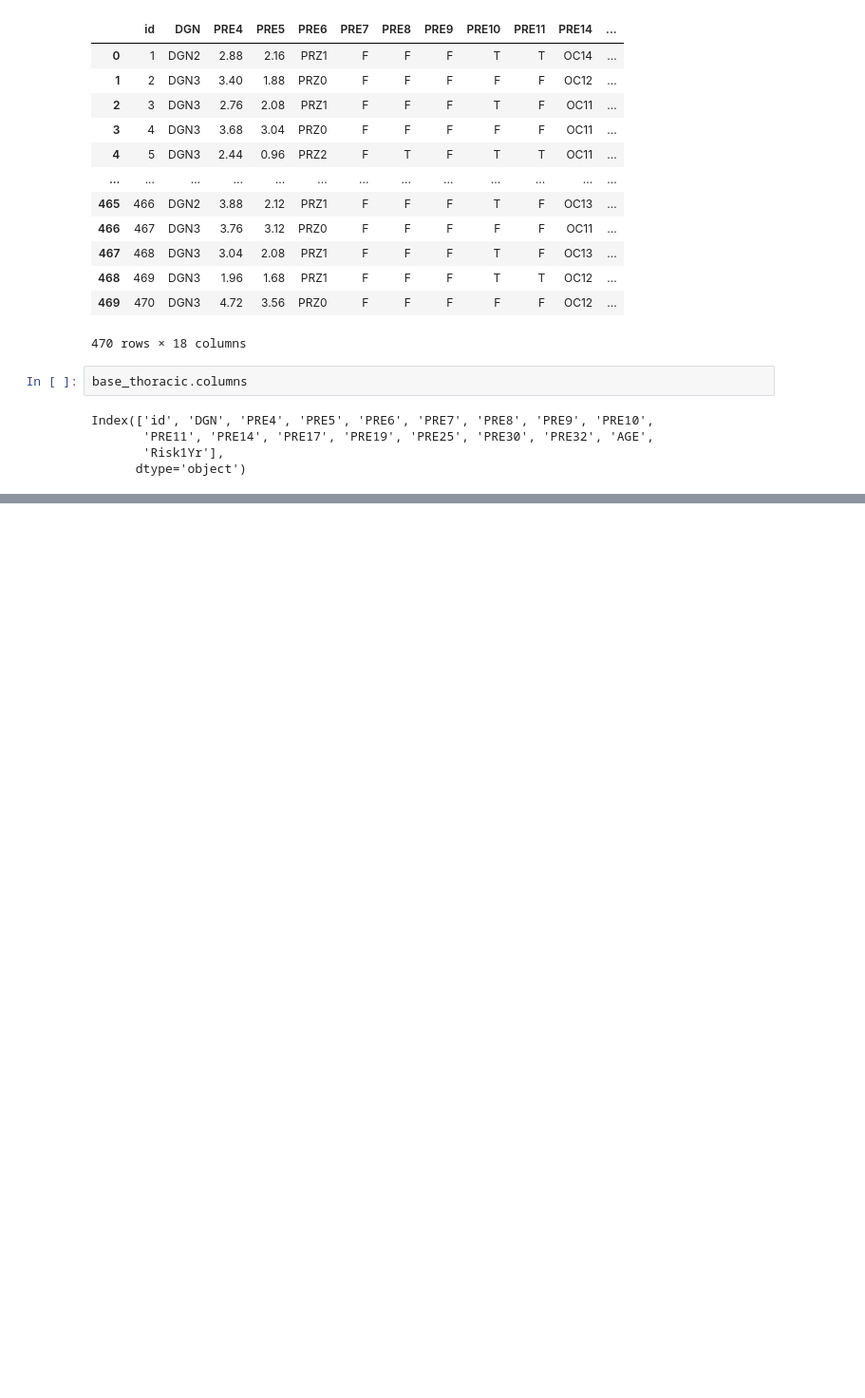
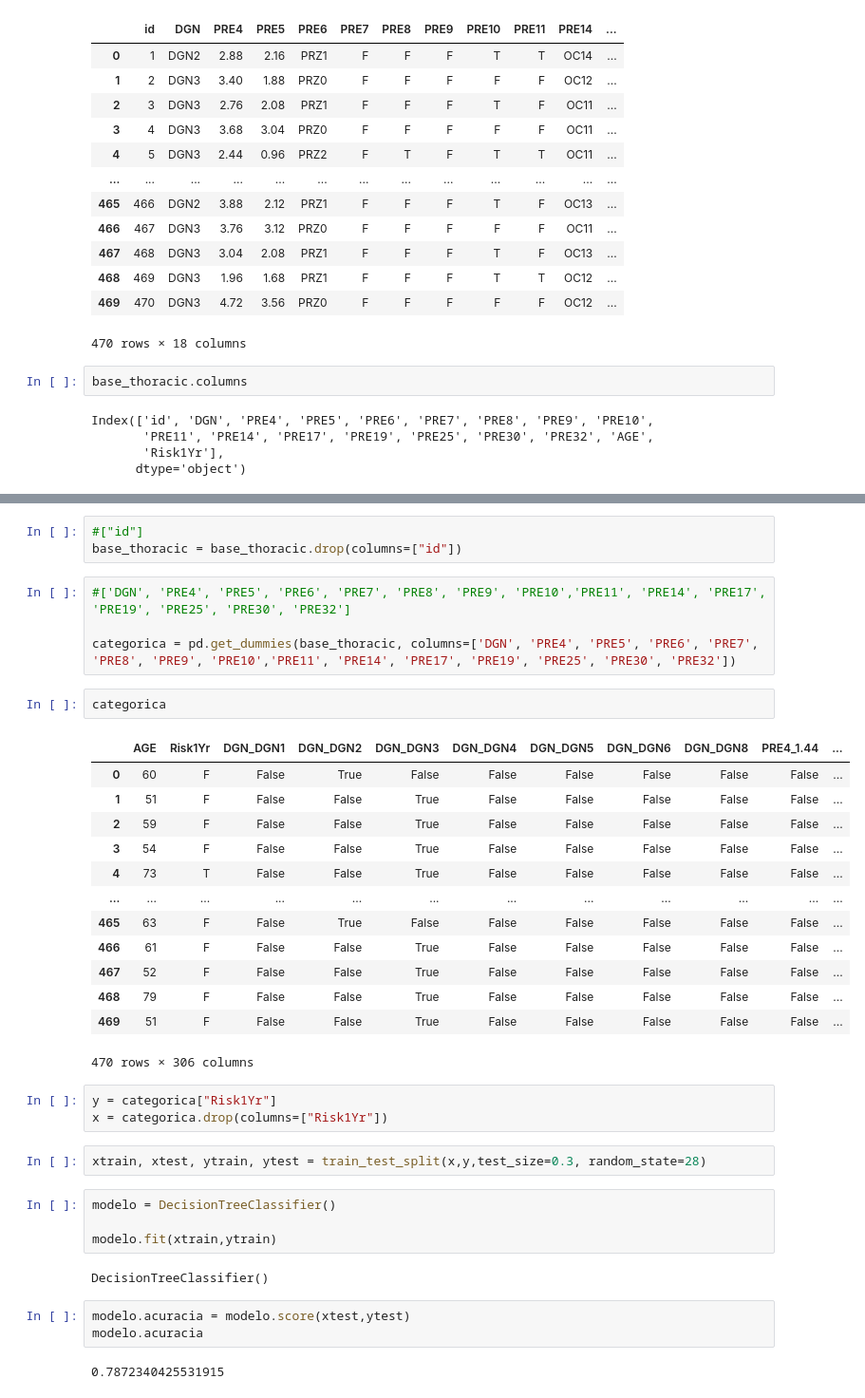
Before and after one commit to rcm2005/Data-Science, a Jupyter notebook: sprint2/Bases Challenge/Thoraric-base.ipynb, the cells around one changed output, grey strips where cells are left out. Shown at 95% size. Cells and saved outputs as stored; diff of their text form; blank space fills up the shorter version.

```diff
--- a/sprint2/Bases Challenge/Thoraric-base.ipynb
+++ b/sprint2/Bases Challenge/Thoraric-base.ipynb
@@ -32,0 +42,39 @@ Index(['id', 'DGN', 'PRE4', 'PRE5', 'PRE6', 'PRE7', 'PRE8', 'PRE9', 'PRE10',
+# %%
+#["id"]
+base_thoracic = base_thoracic.drop(columns=["id"])
+# %%
+#['DGN', 'PRE4', 'PRE5', 'PRE6', 'PRE7', 'PRE8', 'PRE9', 'PRE10','PRE11', 'PRE14', 'PRE17', 'PRE19', 'PRE25', 'PRE30', 'PRE32']
+
+categorica = pd.get_dummies(base_thoracic, columns=['DGN', 'PRE4', 'PRE5', 'PRE6', 'PRE7', 'PRE8', 'PRE9', 'PRE10','PRE11', 'PRE14', 'PRE17', 'PRE19', 'PRE25', 'PRE30', 'PRE32'])
+# %%
+categorica
+# %% [output]
+|  | AGE | Risk1Yr | DGN_DGN1 | DGN_DGN2 | DGN_DGN3 | DGN_DGN4 | DGN_DGN5 | DGN_DGN6 | DGN_DGN8 | PRE4_1.44 | ... |
+| 0 | 60 | F | False | True | False | False | False | False | False | False | ... |
+| 1 | 51 | F | False | False | True | False | False | False | False | False | ... |
+| 2 | 59 | F | False | False | True | False | False | False | False | False | ... |
+| 3 | 54 | F | False | False | True | False | False | False | False | False | ... |
+| 4 | 73 | T | False | False | True | False | False | False | False | False | ... |
+| ... | ... | ... | ... | ... | ... | ... | ... | ... | ... | ... | ... |
+| 465 | 63 | F | False | True | False | False | False | False | False | False | ... |
+| 466 | 61 | F | False | False | True | False | False | False | False | False | ... |
+| 467 | 52 | F | False | False | True | False | False | False | False | False | ... |
+| 468 | 79 | F | False | False | True | False | False | False | False | False | ... |
+| 469 | 51 | F | False | False | True | False | False | False | False | False | ... |
+470 rows × 306 columns
+# %%
+y = categorica["Risk1Yr"]
+x = categorica.drop(columns=["Risk1Yr"])
+# %%
+xtrain, xtest, ytrain, ytest = train_test_split(x,y,test_size=0.3, random_state=28)
+# %%
+modelo = DecisionTreeClassifier()
+
+modelo.fit(xtrain,ytrain)
+# %% [output]
+DecisionTreeClassifier()
+# %%
+modelo.acuracia = modelo.score(xtest,ytest)
+modelo.acuracia
+# %% [output]
+0.7872340425531915
```
Also changed, not shown: parts of 1 cell of this notebook.
